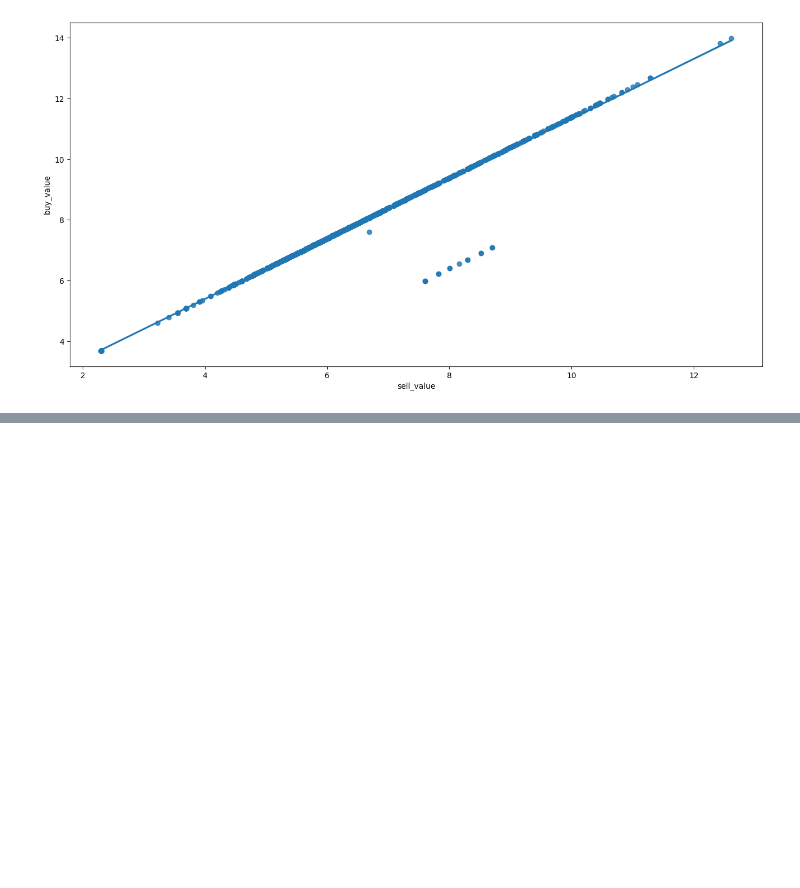
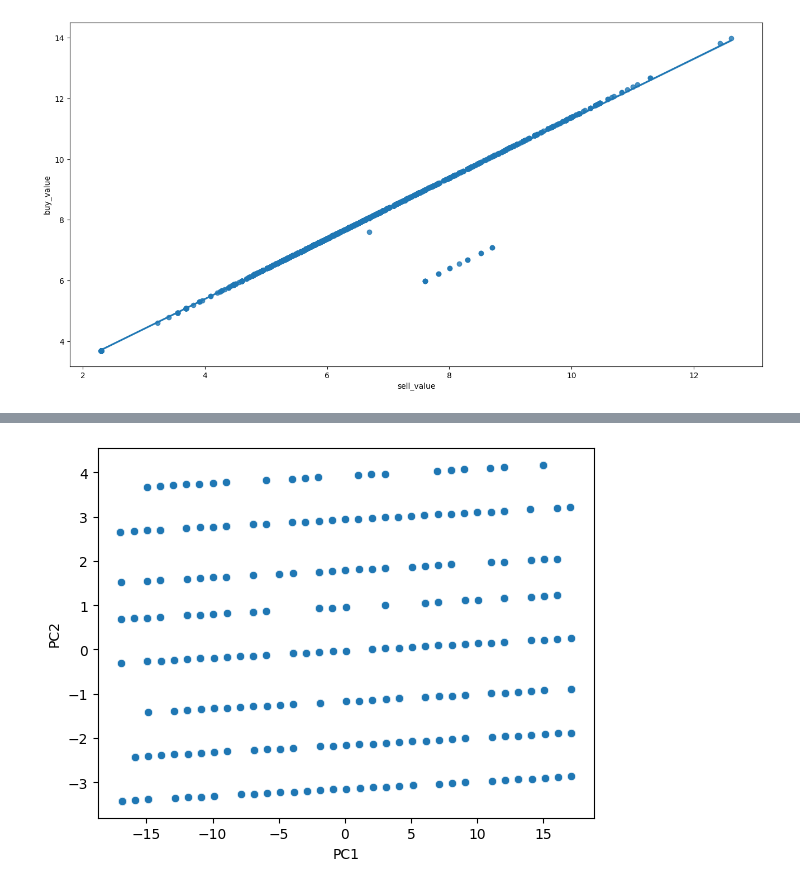
Before and after one commit to ismailkad/acnh_project, a Jupyter notebook: ANCH_eda.ipynb, the cells around one changed output, grey strips where cells are left out. Drawn from its saved outputs; the diff is of its cells as text; code cells hidden in the pictures; blank space fills up the shorter version.

```diff
--- a/ANCH_eda.ipynb
+++ b/ANCH_eda.ipynb
@@ -440,0 +475,5 @@ sns.regplot(x=np.log(items["sell_value"]), y=np.log(items["buy_value"]))
+# %%
+_, ordinal_pca = scatterplot_pca(data=pd.DataFrame(X_ordinal))
+X_ordinal_pca = ordinal_pca.transform(X_ordinal)
+# %% [output]
+[figure, added]
```
Also changed, not shown: parts of 17 cells of this notebook.
